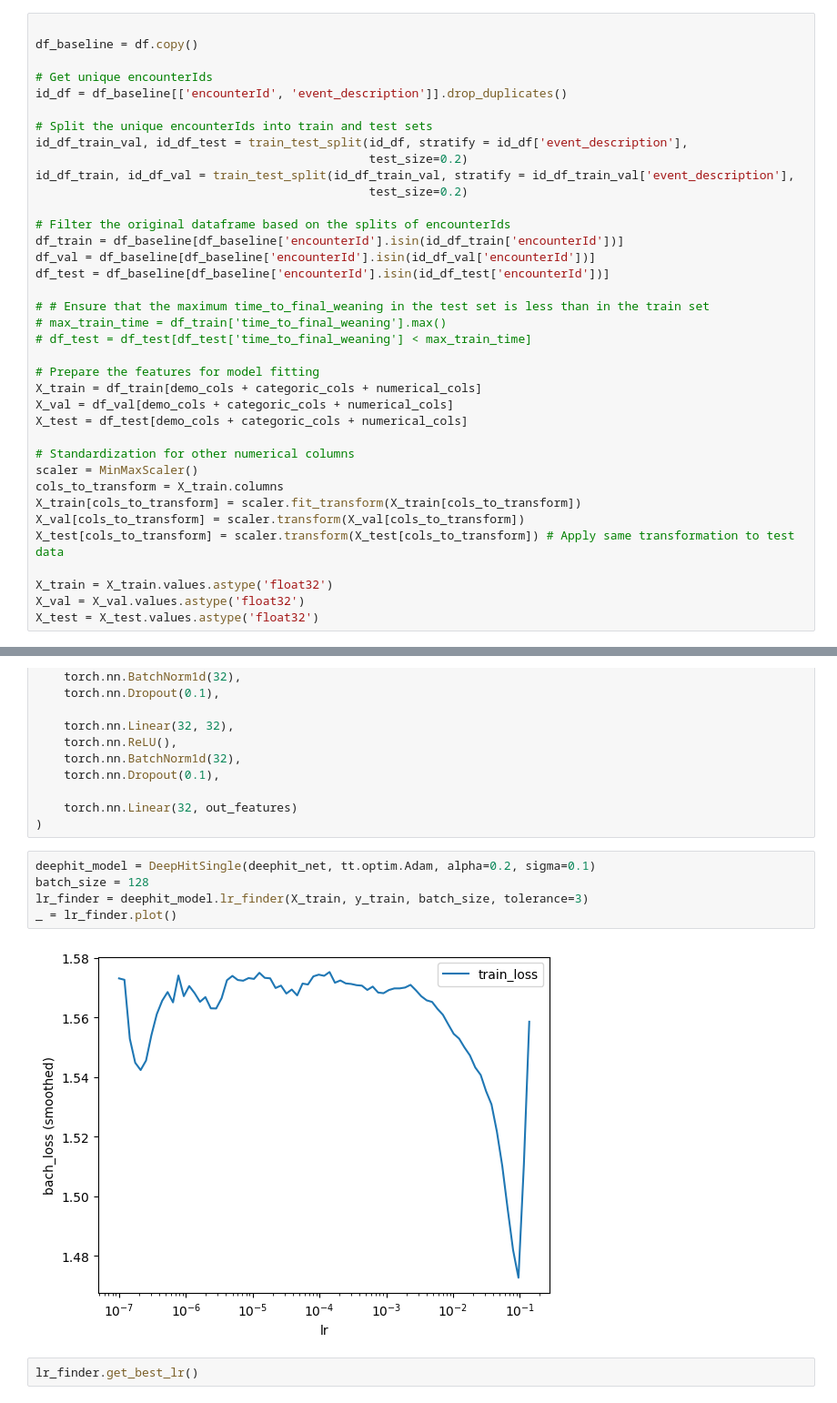
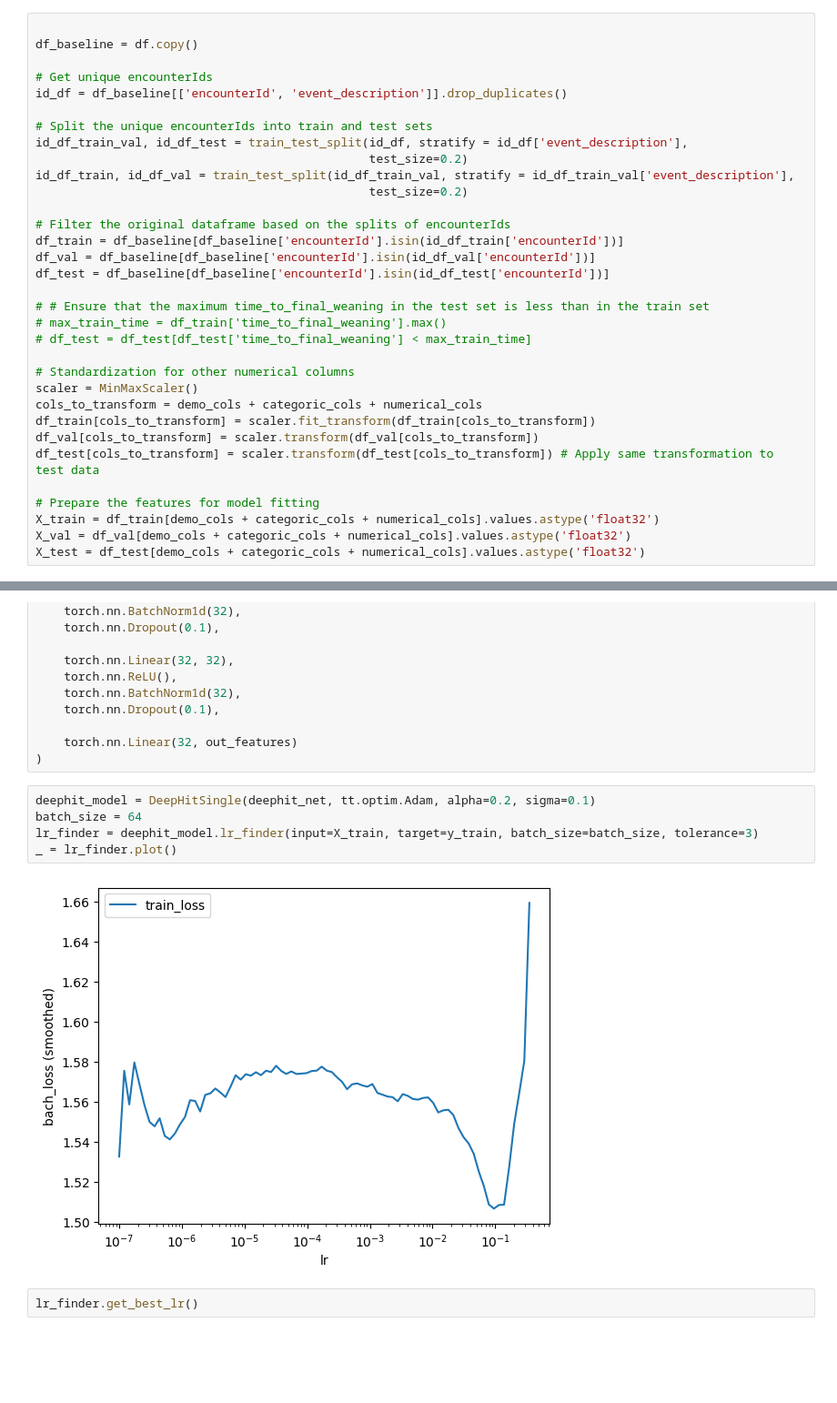
Before and after one commit to Edison9489/TTEAnalysis, a Jupyter notebook: experiments/Baselines_test.ipynb, the cells around one changed output, grey strips where cells are left out. Shown at 91% size. Saved outputs shown, nothing was run; the diff lists cells and outputs as text; blank space fills up the shorter version.

Commit message:
test run with dynamic deephit

```diff
--- a/experiments/Baselines_test.ipynb
+++ b/experiments/Baselines_test.ipynb
@@ -118,21 +118,17 @@ df_test = df_baseline[df_baseline['encounterId'].isin(id_df_test['encounterId'])
 # max_train_time = df_train['time_to_final_weaning'].max()
 # df_test = df_test[df_test['time_to_final_weaning'] < max_train_time]
 
-# Prepare the features for model fitting
-X_train = df_train[demo_cols + categoric_cols + numerical_cols]
-X_val = df_val[demo_cols + categoric_cols + numerical_cols]
-X_test = df_test[demo_cols + categoric_cols + numerical_cols]
-
 # Standardization for other numerical columns
 scaler = MinMaxScaler()
-cols_to_transform = X_train.columns
-X_train[cols_to_transform] = scaler.fit_transform(X_train[cols_to_transform])
-X_val[cols_to_transform] = scaler.transform(X_val[cols_to_transform])
-X_test[cols_to_transform] = scaler.transform(X_test[cols_to_transform]) # Apply same transformation to test data
+cols_to_transform = demo_cols + categoric_cols + numerical_cols
+df_train[cols_to_transform] = scaler.fit_transform(df_train[cols_to_transform])
+df_val[cols_to_transform] = scaler.transform(df_val[cols_to_transform])
+df_test[cols_to_transform] = scaler.transform(df_test[cols_to_transform]) # Apply same transformation to test data
 
-X_train = X_train.values.astype('float32')
-X_val = X_val.values.astype('float32')
-X_test = X_test.values.astype('float32')
+# Prepare the features for model fitting
+X_train = df_train[demo_cols + categoric_cols + numerical_cols].values.astype('float32')
+X_val = df_val[demo_cols + categoric_cols + numerical_cols].values.astype('float32')
+X_test = df_test[demo_cols + categoric_cols + numerical_cols].values.astype('float32')
 # %% [output]
 A value is trying to be set on a copy of a slice from a DataFrame.
 Try using .loc[row_indexer,col_indexer] = value instead
@@ -182,11 +178,11 @@ deephit_net = torch.nn.Sequential(
 )
 # %%
 deephit_model = DeepHitSingle(deephit_net, tt.optim.Adam, alpha=0.2, sigma=0.1)
-batch_size = 128
-lr_finder = deephit_model.lr_finder(X_train, y_train, batch_size, tolerance=3)
+batch_size = 64
+lr_finder = deephit_model.lr_finder(input=X_train, target=y_train, batch_size=batch_size, tolerance=3)
 _ = lr_finder.plot()
 # %% [output]
-[figure, old version]
+[figure, new version]
 # %%
 lr_finder.get_best_lr()
 # %% [output]
```
Also changed, not shown: parts of 11 cells of this notebook, 2 other files.
